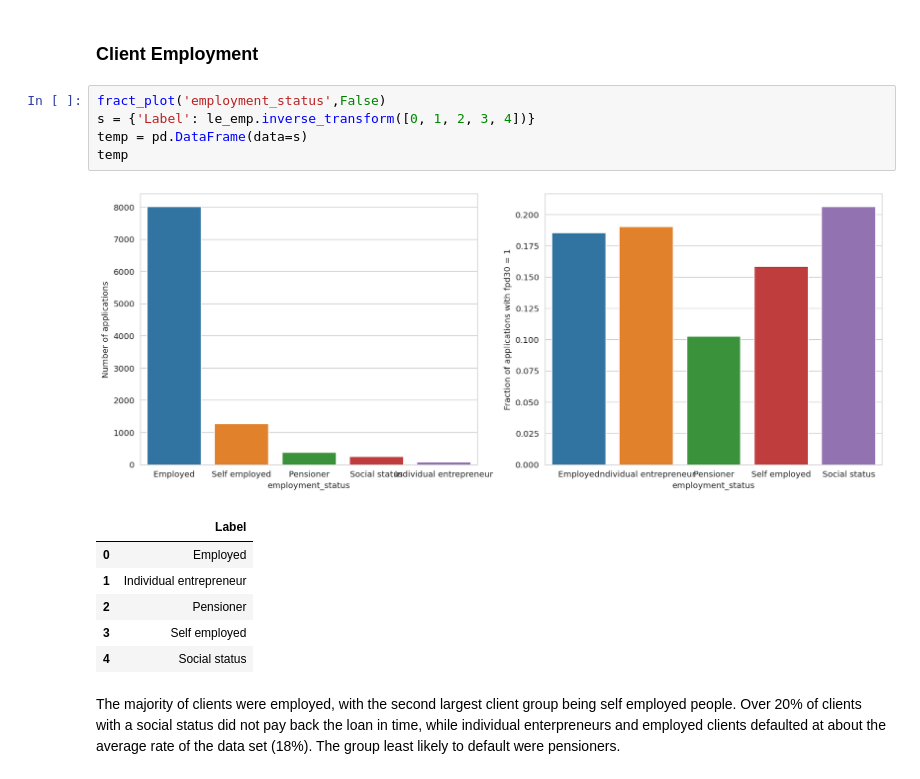
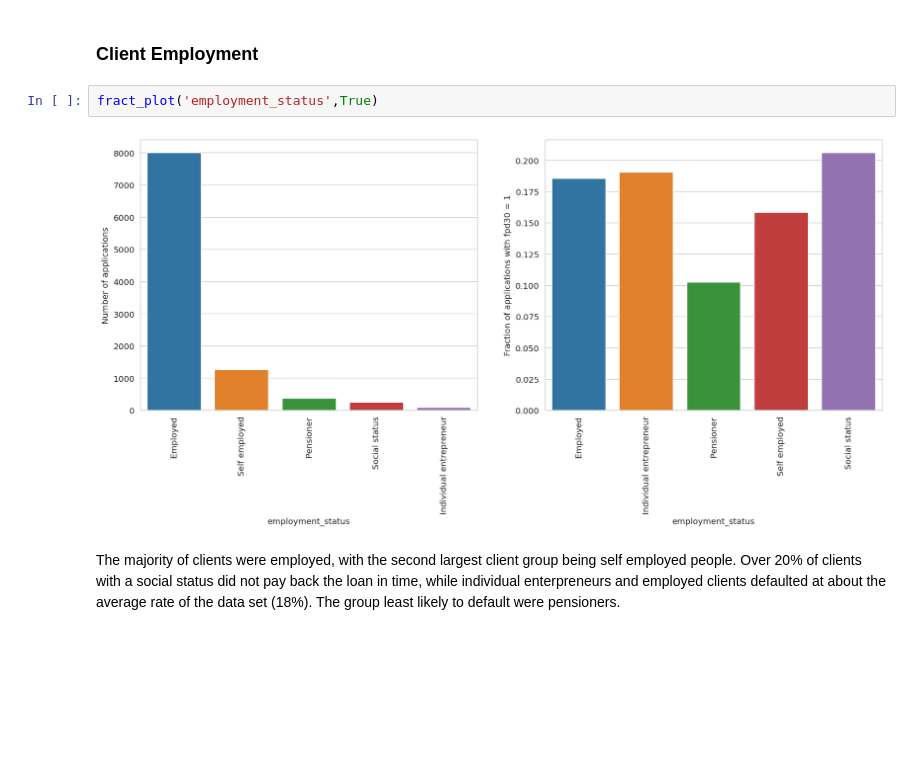
Before and after one commit to ArtisVansovics/loan_data_analysis, a Jupyter notebook: loan_data_analysis.ipynb, the cells around one changed output. Drawn from its saved outputs; the diff is of its cells as text; blank space fills up the shorter version.

Commit message:
Added data modeling

```diff
--- a/loan_data_analysis.ipynb
+++ b/loan_data_analysis.ipynb
@@ -208,19 +213,10 @@ fract_plot('term')
 Almost all loans were given with a 30 day term and 30 day loans also have the largest amount of defaults.
 # %% [markdown]
 ### Client Employment
-# %%
-fract_plot('employment_status',False)
-s = {'Label': le_emp.inverse_transform([0, 1, 2, 3, 4])}
-temp = pd.DataFrame(data=s)
-temp
-# %% [output]
-[figure, removed]
-|  | Label |
-| 0 | Employed |
-| 1 | Individual entrepreneur |
-| 2 | Pensioner |
-| 3 | Self employed |
-| 4 | Social status |
+# %%
+fract_plot('employment_status',True)
+# %% [output]
+[figure, added]
 # %% [markdown]
 The majority of clients were employed, with the second largest client group being self employed people. Over 20% of clients with a social status did not pay back the loan in time, while individual enterpreneurs and employed clients defaulted at about the average rate of the data set (18%). The group least likely to default were pensioners.
 # %% [markdown]
```
Also changed, not shown: parts of 19 cells of this notebook.
